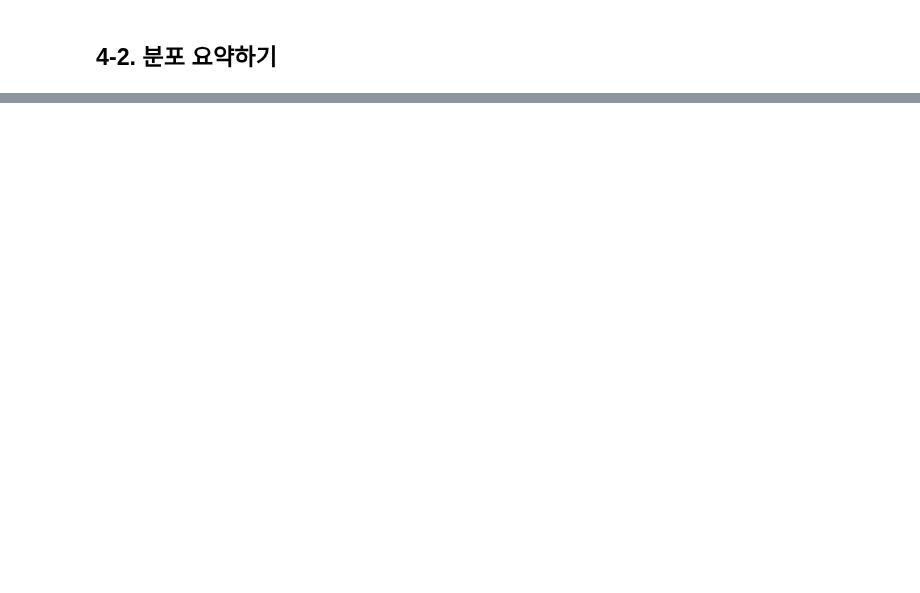
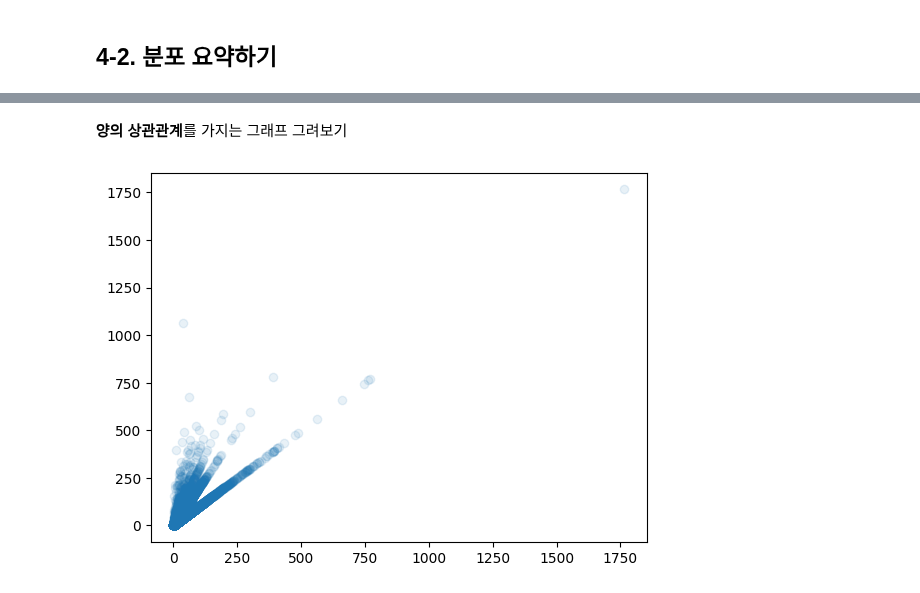
Before and after one commit to j2tori-design/DA-study, a Jupyter notebook: 데이터분석_with_파이썬.ipynb, the cells around one changed output, grey strips where cells are left out. Saved outputs shown, nothing was run; the diff lists cells and outputs as text; code cells hidden in the pictures; blank space fills up the shorter version.

```diff
--- a/데이터분석_with_파이썬.ipynb
+++ b/데이터분석_with_파이썬.ipynb
@@ -1450,0 +1492,8 @@ ns_book7.to_csv('ns_book7.csv', index=False)
+# %% [markdown]
+**양의 상관관계**를 가지는 그래프 그려보기
+# %%
+average_borrows = ns_book7['대출건수']/ns_book7['도서권수']
+plt.scatter(average_borrows, ns_book7['대출건수'], alpha=0.1)
+plt.show()
+# %% [output]
+[figure, added]
```
Also changed, not shown: parts of 84 cells of this notebook.
